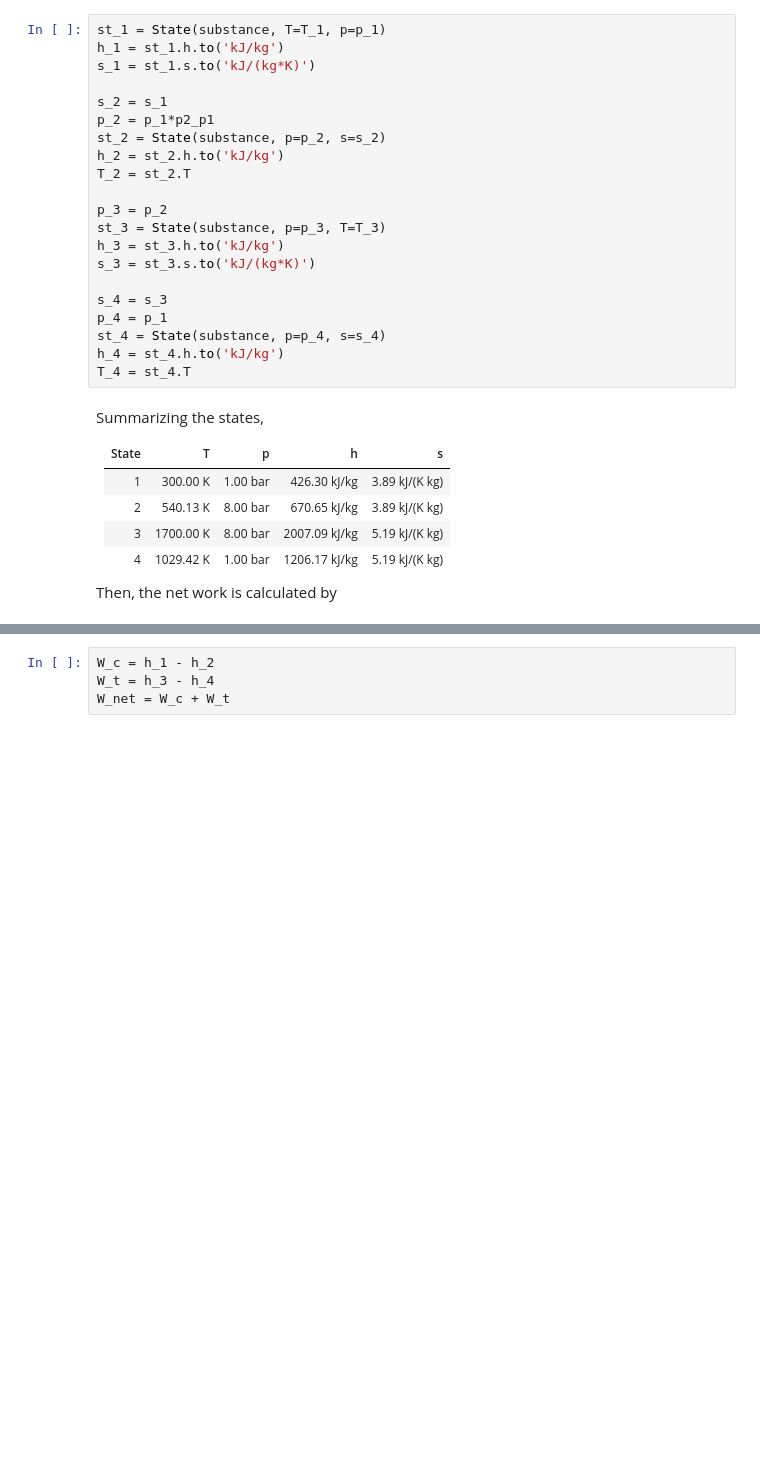
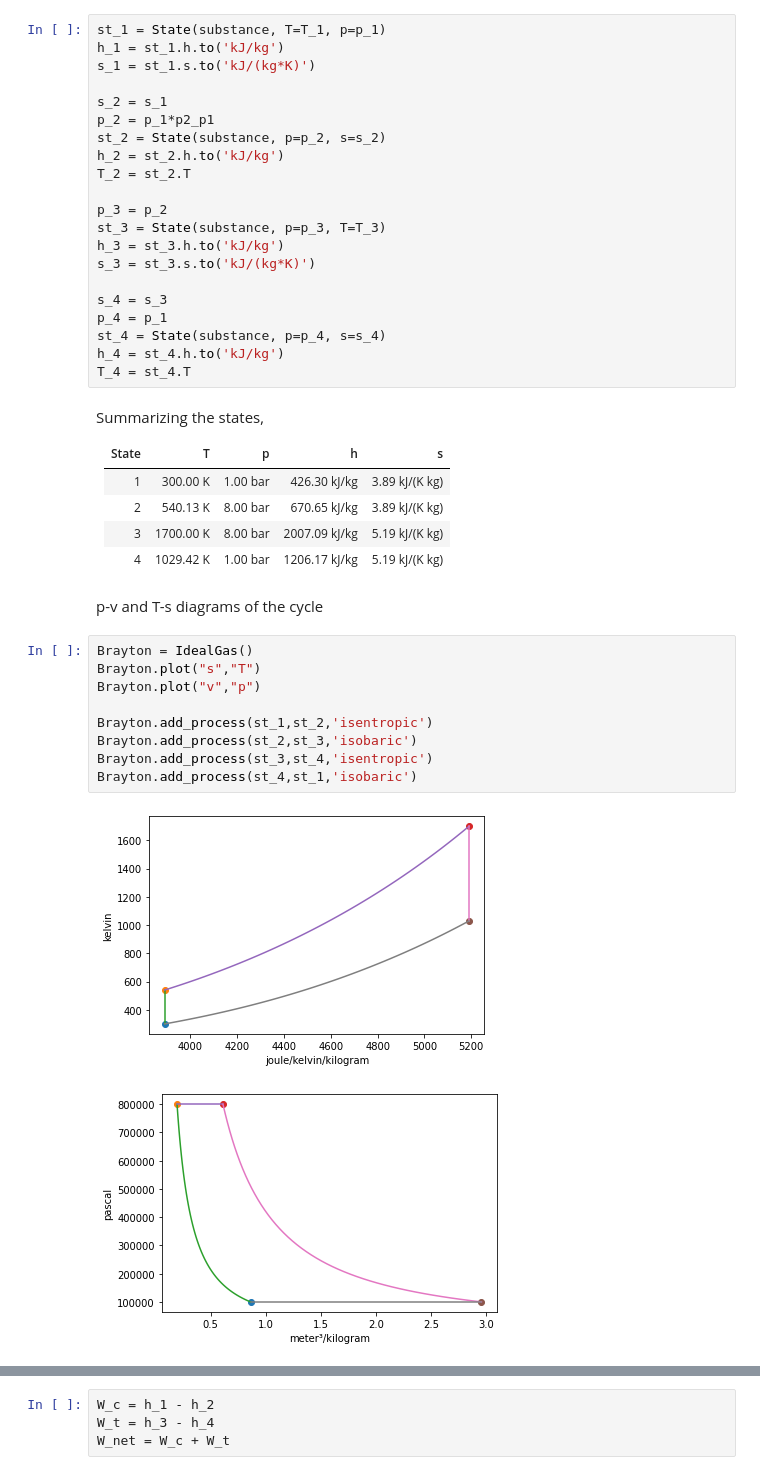
Before and after one commit to bryanwweber/thermostate, a Jupyter notebook: docs/air-standard-brayton-cycle-example.ipynb, the cells around one changed output, grey strips where cells are left out. Cells and saved outputs as stored; diff of their text form; blank space fills up the shorter version.

Commit message:
Added p-v and T-s graphs of the air standard brayton cycle

```diff
--- a/docs/air-standard-brayton-cycle-example.ipynb
+++ b/docs/air-standard-brayton-cycle-example.ipynb
@@ -77,5 +78,17 @@ Summarizing the states,
 |     2 | 540.13 K | 8.00 bar | 670.65 kJ/kg | 3.89 kJ/(K kg) |
 |     3 | 1700.00 K | 8.00 bar | 2007.09 kJ/kg | 5.19 kJ/(K kg) |
 |     4 | 1029.42 K | 1.00 bar | 1206.17 kJ/kg | 5.19 kJ/(K kg) |
-
-Then, the net work is calculated by
+# %% [markdown]
+p-v and T-s diagrams of the cycle
+# %%
+Brayton = IdealGas()
+Brayton.plot("s","T")
+Brayton.plot("v","p")
+
+Brayton.add_process(st_1,st_2,'isentropic')
+Brayton.add_process(st_2,st_3,'isobaric')
+Brayton.add_process(st_3,st_4,'isentropic')
+Brayton.add_process(st_4,st_1,'isobaric')
+# %% [output]
+[figure, added]
+[figure, added]
```
Also changed, not shown: parts of 3 cells of this notebook, 1 other file.
